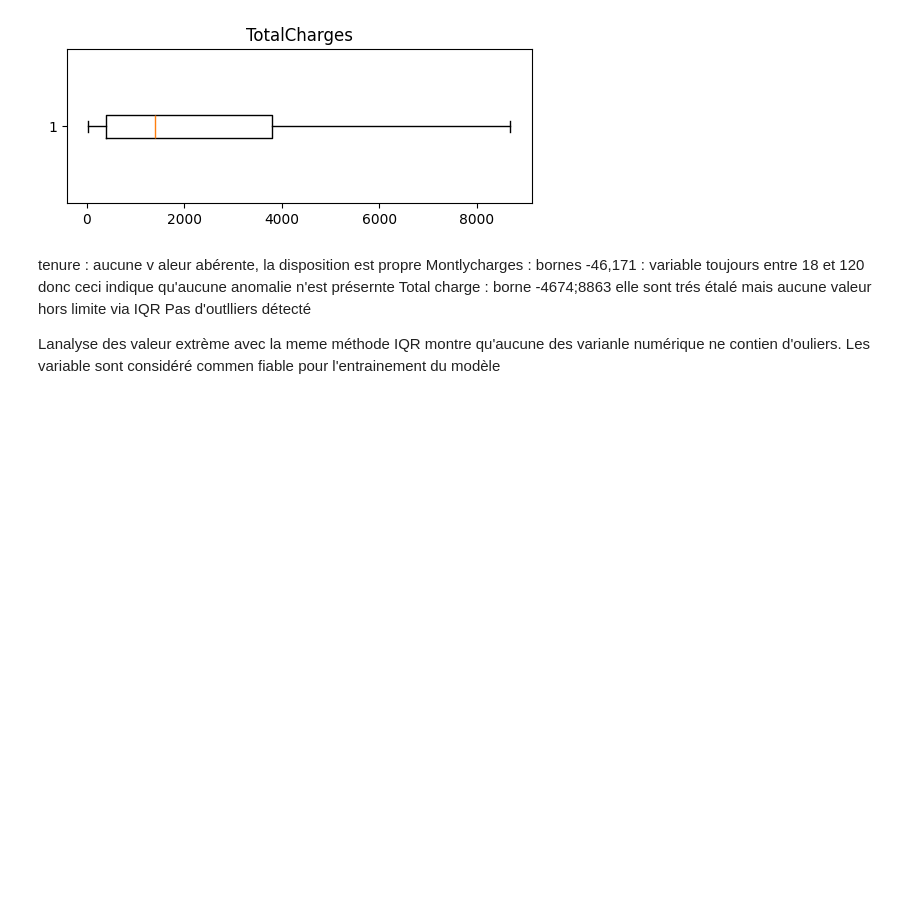
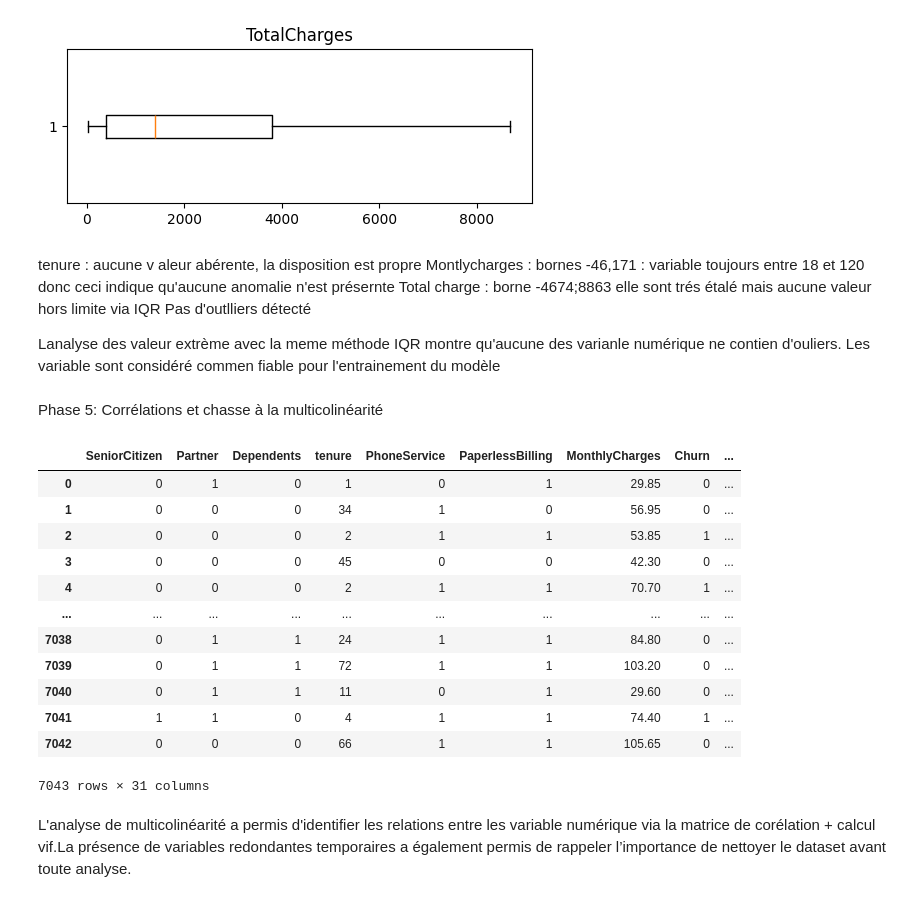
Before and after one commit to meddyg07-cyber/arene-des-algos-Meddy-Garcia, a Jupyter notebook: Mardi/data_pour_ml.ipynb, the cells around one changed output. Saved outputs shown, nothing was run; the diff lists cells and outputs as text; code cells hidden in the pictures; blank space fills up the shorter version.

Commit message:
phase 5 corélation

```diff
--- a/Mardi/data_pour_ml.ipynb
+++ b/Mardi/data_pour_ml.ipynb
@@ -296,3 +296,69 @@ Total charge : borne -4674;8863 elle sont trés étalé mais aucune valeur hors
 Pas d'outlliers détecté
 
 Lanalyse des valeur extrème avec la meme méthode IQR montre qu'aucune des varianle numérique ne contien d'ouliers. Les variable sont considéré commen fiable pour l'entrainement du modèle
+# %% [markdown]
+Phase 5: Corrélations et chasse à la multicolinéarité
+# %%
+import pandas as pd
+import seaborn as sns
+import matplotlib.pyplot as plt
+from statsmodels.stats.outliers_influence import variance_inflation_factor
+
+
+def rapport_multicolinearite(df, colonnes_num):
+    """Affiche heatmap des corrélations + VIF des variables numériques."""
+
+    print("=== Phase 5 : Multicolinéarité ===")
+
+    # -----------------------------
+    # 1. Heatmap des corrélations
+    # -----------------------------
+    corr = df[colonnes_num].corr()
+
+    plt.figure(figsize=(6, 4))
+    sns.heatmap(corr, annot=True, cmap="coolwarm", fmt=".2f")
+    plt.title("Corrélations entre variables numériques")
+    plt.show()
+
+    # -----------------------------
+    # 2. Calcul du VIF
+    # -----------------------------
+    vif_data = pd.DataFrame()
+    vif_data["Variable"] = colonnes_num
+
+    vif_data["VIF"] = [
+        variance_inflation_factor(df[colonnes_num].values, i)
+        for i in range(len(colonnes_num))
+    ]
+
+    print("\n=== VIF ===")
+    print(vif_data)
+
+    # -----------------------------
+    # 3. Alerte multicolinéarité
+    # -----------------------------
+    print("\nVariables à risque (VIF > 5) :")
+    for _, row in vif_data.iterrows():
+        if row["VIF"] > 5:
+            print(f"- {row['Variable']} (VIF = {row['VIF']:.2f})")
+
+    return vif_data
+
+df["test"] = df["tenure"]
+df.drop("TotalCharges", axis=1)
+# %% [output]
+|  | SeniorCitizen | Partner | Dependents | tenure | PhoneService | PaperlessBilling | MonthlyCharges | Churn | ... |
+| 0 | 0 | 1 | 0 | 1 | 0 | 1 | 29.85 | 0 | ... |
+| 1 | 0 | 0 | 0 | 34 | 1 | 0 | 56.95 | 0 | ... |
+| 2 | 0 | 0 | 0 | 2 | 1 | 1 | 53.85 | 1 | ... |
+| 3 | 0 | 0 | 0 | 45 | 0 | 0 | 42.30 | 0 | ... |
+| 4 | 0 | 0 | 0 | 2 | 1 | 1 | 70.70 | 1 | ... |
+| ... | ... | ... | ... | ... | ... | ... | ... | ... | ... |
+| 7038 | 0 | 1 | 1 | 24 | 1 | 1 | 84.80 | 0 | ... |
+| 7039 | 0 | 1 | 1 | 72 | 1 | 1 | 103.20 | 0 | ... |
+| 7040 | 0 | 1 | 1 | 11 | 0 | 1 | 29.60 | 0 | ... |
+| 7041 | 1 | 1 | 0 | 4 | 1 | 1 | 74.40 | 1 | ... |
+| 7042 | 0 | 0 | 0 | 66 | 1 | 1 | 105.65 | 0 | ... |
+7043 rows × 31 columns
+# %% [markdown]
+L'analyse de multicolinéarité a permis d'identifier les relations entre les variable numérique via la matrice de corélation + calcul vif.La présence de variables redondantes temporaires a également permis de rappeler l’importance de nettoyer le dataset avant toute analyse.
```
